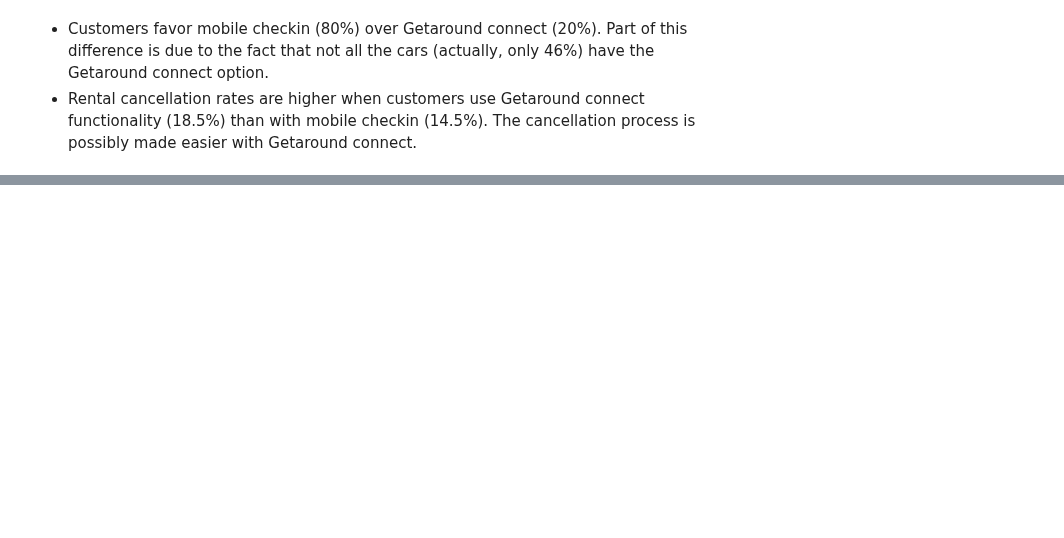
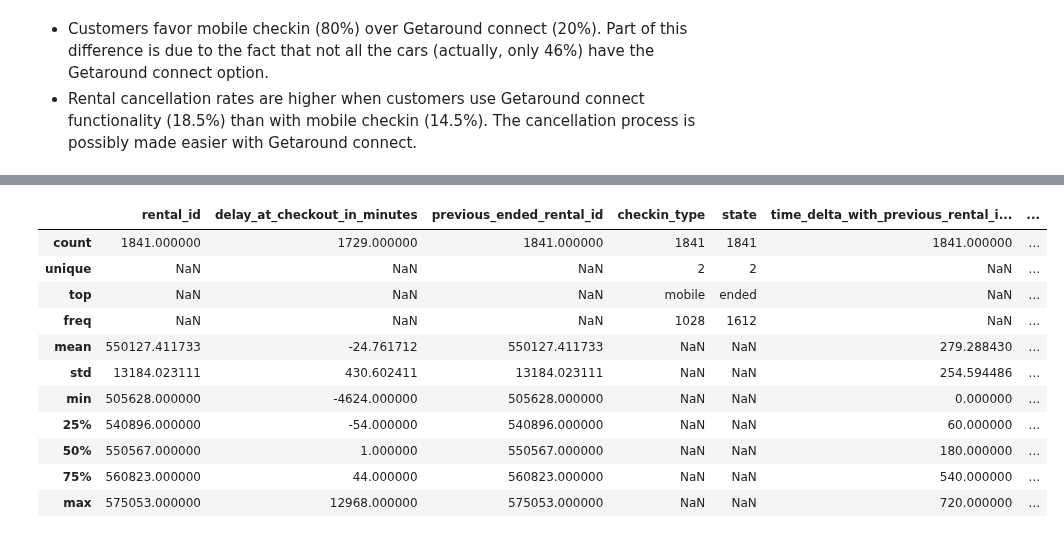
Before and after one commit to netesf13d/jedha-projects, a Jupyter notebook: 1-05-Getaround_Analysis/Getaround_Analysis_delay_analysis.ipynb, the cells around one changed output, grey strips where cells are left out. Saved outputs shown, nothing was run; the diff lists cells and outputs as text; code cells hidden in the pictures; blank space fills up the shorter version.

```diff
--- a/1-05-Getaround_Analysis/Getaround_Analysis_delay_analysis.ipynb
+++ b/1-05-Getaround_Analysis/Getaround_Analysis_delay_analysis.ipynb
@@ -78,0 +286,24 @@ df_
+# %%
+prev_rental_cols = ['rental_id', 'delay_at_checkout_in_minutes']
+curr_rental_cols = ['previous_ended_rental_id', 'checkin_type', 'state',
+                    'time_delta_with_previous_rental_in_minutes']
+df_prev = df.loc[:, prev_rental_cols]
+df_curr = df.loc[:, curr_rental_cols]
+df2 = pd.merge(df_prev, df_curr, how='inner', left_on='rental_id',
+               right_on='previous_ended_rental_id')
+df2 = df2.assign(is_canceled=(df2['state'] == 'canceled'))
+
+df2.describe(include='all')
+# %% [output]
+|  | rental_id | delay_at_checkout_in_minutes | previous_ended_rental_id | checkin_type | state | time_delta_with_previous_rental_i... | ... |
+| count | 1841.000000 | 1729.000000 | 1841.000000 | 1841 | 1841 | 1841.000000 | ... |
+| unique | NaN | NaN | NaN | 2 | 2 | NaN | ... |
+| top | NaN | NaN | NaN | mobile | ended | NaN | ... |
+| freq | NaN | NaN | NaN | 1028 | 1612 | NaN | ... |
+| mean | 550127.411733 | -24.761712 | 550127.411733 | NaN | NaN | 279.288430 | ... |
+| std | 13184.023111 | 430.602411 | 13184.023111 | NaN | NaN | 254.594486 | ... |
+| min | 505628.000000 | -4624.000000 | 505628.000000 | NaN | NaN | 0.000000 | ... |
+| 25% | 540896.000000 | -54.000000 | 540896.000000 | NaN | NaN | 60.000000 | ... |
+| 50% | 550567.000000 | 1.000000 | 550567.000000 | NaN | NaN | 180.000000 | ... |
+| 75% | 560823.000000 | 44.000000 | 560823.000000 | NaN | NaN | 540.000000 | ... |
+| max | 575053.000000 | 12968.000000 | 575053.000000 | NaN | NaN | 720.000000 | ... |
```
Also changed, not shown: parts of 20 cells of this notebook, 2 other files.
